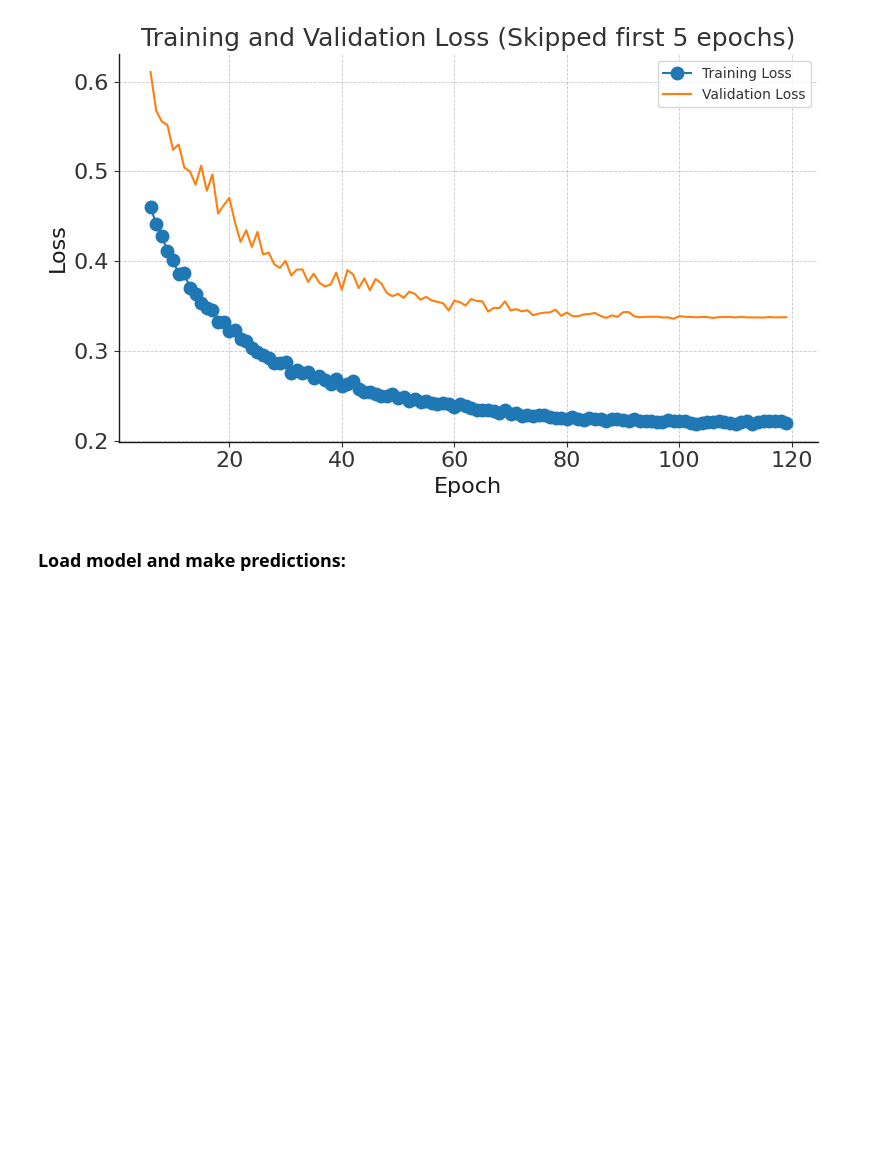
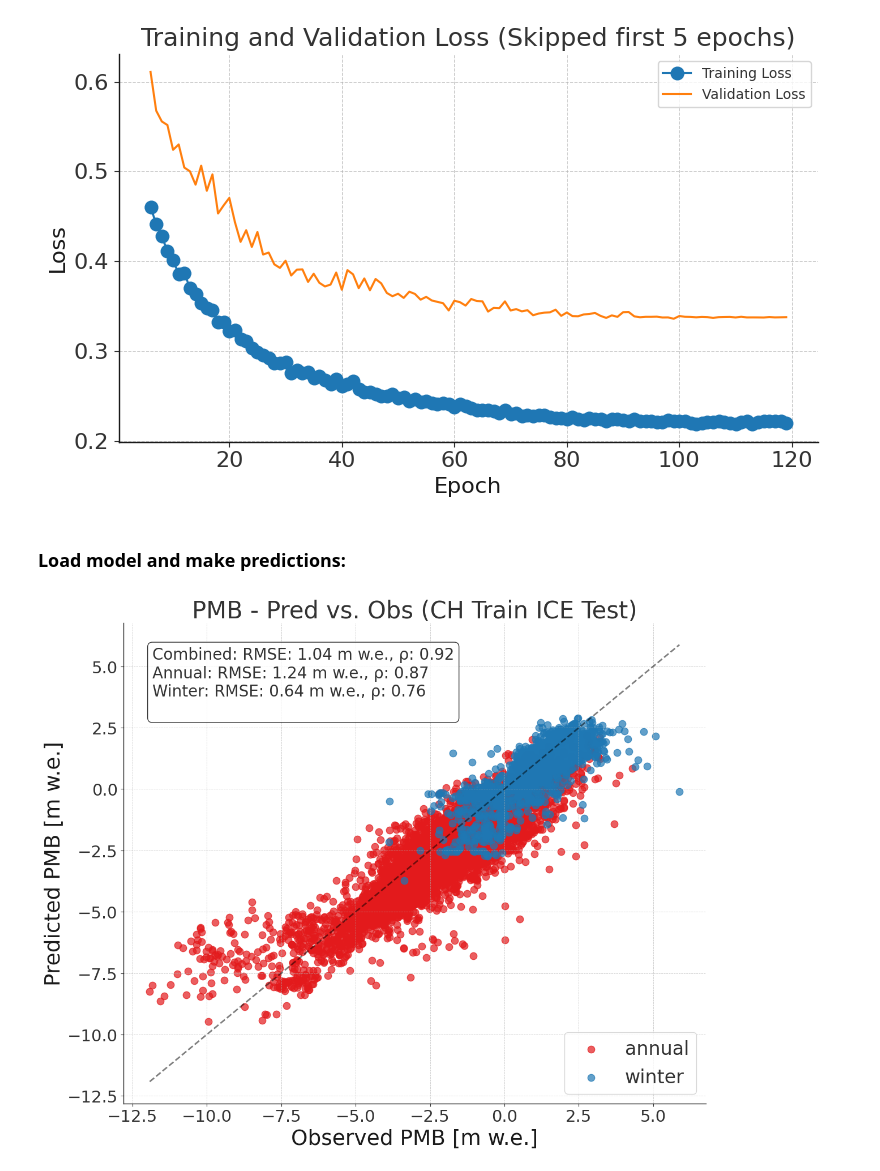
Before and after one commit to marvande/MassBalanceMachine, a Jupyter notebook: regions/French_Alps/3.2.3 Train-ML-model-NN_periodspecific.ipynb, the cells around one changed output. Saved outputs shown, nothing was run; the diff lists cells and outputs as text; code cells hidden in the pictures; blank space fills up the shorter version.

Commit message:
Transfer learning implemented for the 3 regions including DANN. Nicer markdowns for notebooks.

```diff
--- a/regions/French_Alps/3.2.3 Train-ML-model-NN_periodspecific.ipynb
+++ b/regions/French_Alps/3.2.3 Train-ML-model-NN_periodspecific.ipynb
@@ -645,6 +669,10 @@ grouped_ids = grouped_ids.merge(glacier_per_ids, on='ID')
 # Add YEAR
 years_per_ids = df_X_test_subset.groupby('ID')['YEAR'].first()
 grouped_ids = grouped_ids.merge(years_per_ids, on='ID')
+# %%
+PlotPredictionsCombined_NN(grouped_ids, region_name='CH Train ICE Test')
+# %% [output]
+[figure, added]
 # %%
 PlotPredictions_NN(grouped_ids)
 predVSTruth_all(grouped_ids, mae, rmse, title='NN on test')
```
Also changed, not shown: parts of 8 cells of this notebook, 45 other files.
